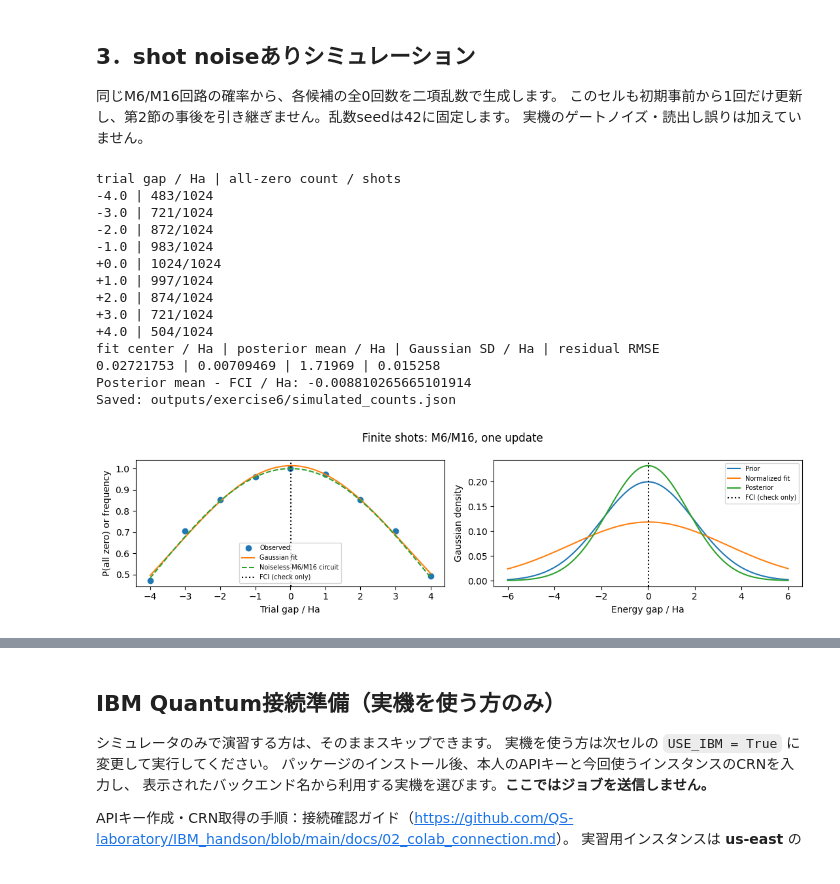
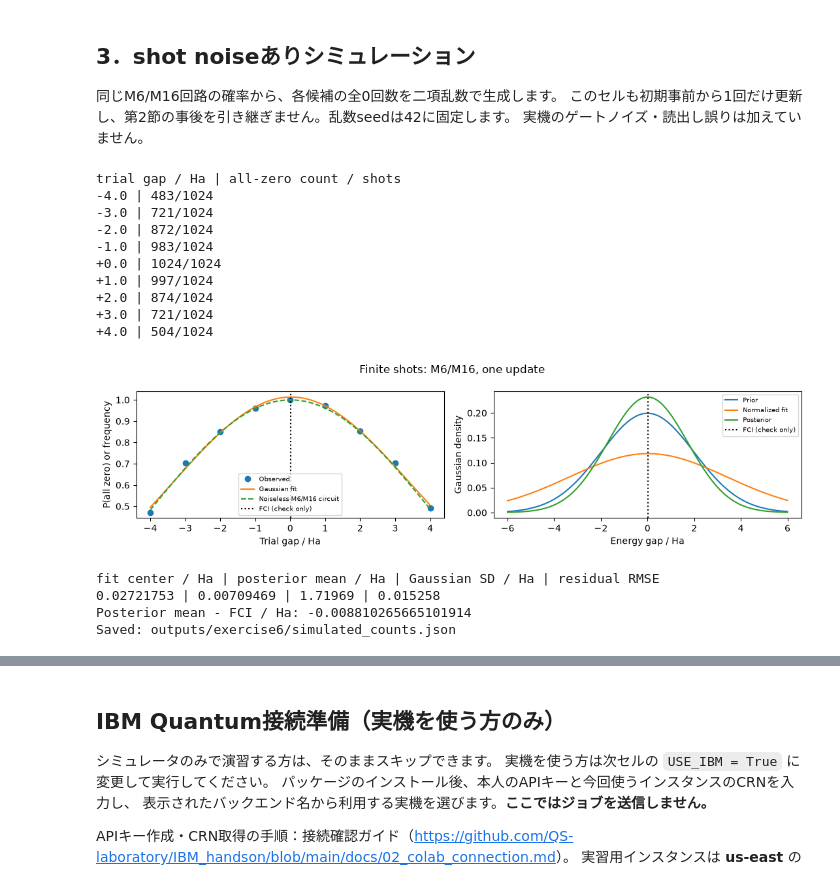
Before and after one commit to QS-laboratory/IBM_handson, a Jupyter notebook: hands_on/exercises/06_h4_hardware_demo.ipynb, the cells around one changed output, grey strips where cells are left out. Cells and saved outputs as stored; diff of their text form; code cells hidden in the pictures.

```diff
--- a/hands_on/exercises/06_h4_hardware_demo.ipynb
+++ b/hands_on/exercises/06_h4_hardware_demo.ipynb
@@ -284,29 +414,36 @@ Saved: outputs/exercise6/no_shot_noise.json
 実機のゲートノイズ・読出し誤りは加えていません。
 # %%
 rng = np.random.default_rng(42)
-probabilities_shots = probability('both', L, TRIAL_GAPS)
+probabilities_shots = probability("both", L, TRIAL_GAPS)
 counts_shots = rng.binomial(SHOTS, probabilities_shots)
-observed_shots = counts_shots/SHOTS
-print('trial gap / Ha | all-zero count / shots')
-for eps,count in zip(TRIAL_GAPS,counts_shots):print(f'{eps:+.1f} | {count}/{SHOTS}')
+observed_shots = counts_shots / SHOTS
+print("trial gap / Ha | all-zero count / shots")
+for eps, count in zip(TRIAL_GAPS, counts_shots):
+    print(f"{eps:+.1f} | {count}/{SHOTS}")
 fit_shots = fit_gaussian_signal(TRIAL_GAPS, observed_shots, PRIOR_MU, PRIOR_VARIANCE)
-v_shots = 1/(1/PRIOR_VARIANCE + 1/fit_shots['fit_variance'])
-mu_shots = v_shots*(PRIOR_MU/PRIOR_VARIANCE + fit_shots['fit_mu']/fit_shots['fit_variance'])
-show_result(observed_shots, fit_shots, mu_shots, v_shots, 'Finite shots: M6/M16, one update')
-save_result('simulated_counts', observed_shots, fit_shots, mu_shots, v_shots, counts_shots)
+v_shots = 1 / (1 / PRIOR_VARIANCE + 1 / fit_shots["fit_variance"])
+mu_shots = v_shots * (
+    PRIOR_MU / PRIOR_VARIANCE + fit_shots["fit_mu"] / fit_shots["fit_variance"]
+)
+show_result(
+    observed_shots, fit_shots, mu_shots, v_shots, "Finite shots: M6/M16, one update"
+)
+save_result(
+    "simulated_counts", observed_shots, fit_shots, mu_shots, v_shots, counts_shots
+)
 # %% [output]
 trial gap / Ha | all-zero count / shots
 -4.0 | 483/1024
 -3.0 | 721/1024
 -2.0 | 872/1024
 -1.0 | 983/1024
 +0.0 | 1024/1024
 +1.0 | 997/1024
 +2.0 | 874/1024
 +3.0 | 721/1024
 +4.0 | 504/1024
-fit center / Ha | posterior mean / Ha | Gaussian SD / Ha | residual RMSE
-0.02721753 | 0.00709469 | 1.71969 | 0.015258
-Posterior mean - FCI / Ha: -0.008810265665101914
-Saved: outputs/exercise6/simulated_counts.json
-[figure, old version]
+[figure, new version]
+fit center / Ha | posterior mean / Ha | Gaussian SD / Ha | residual RMSE
+0.02721753 | 0.00709469 | 1.71969 | 0.015258
+Posterior mean - FCI / Ha: -0.008810265665101914
+Saved: outputs/exercise6/simulated_counts.json
```
Also changed, not shown: parts of 13 cells of this notebook, 17 other files.
